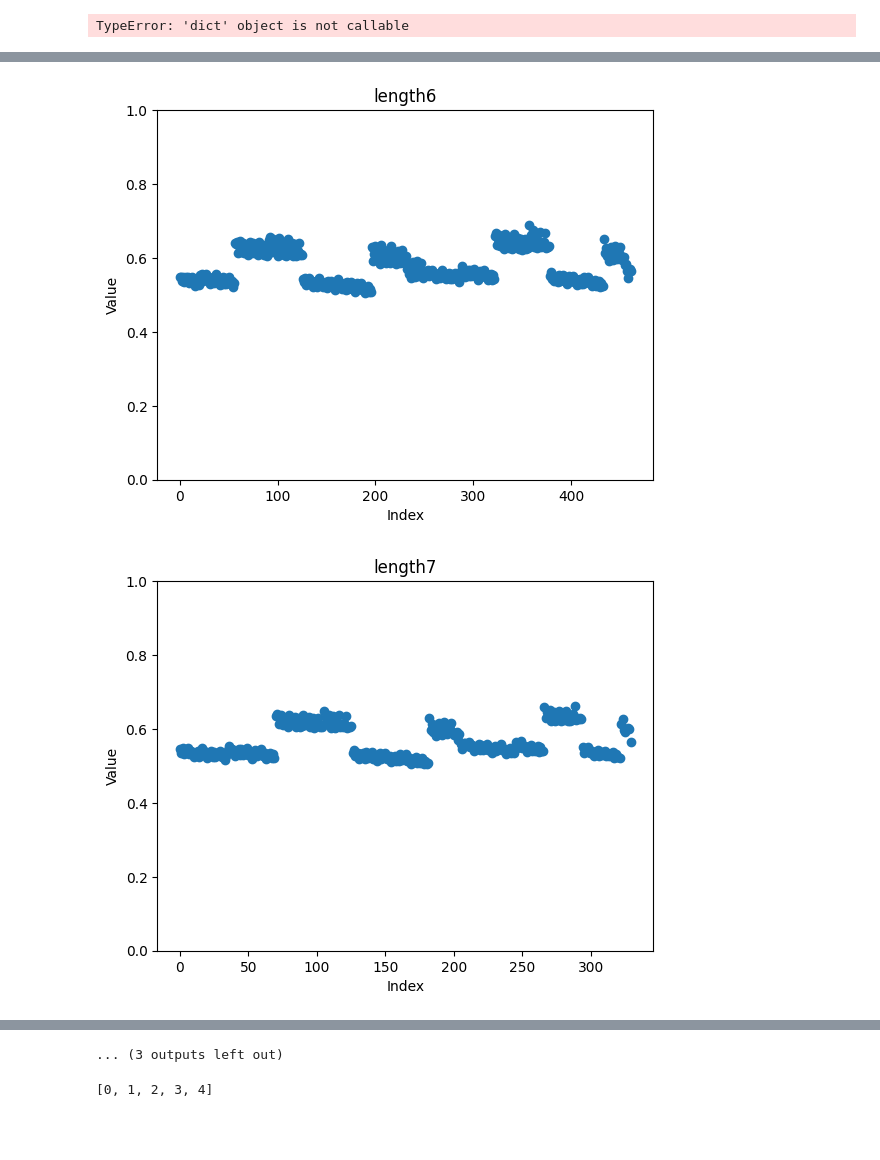
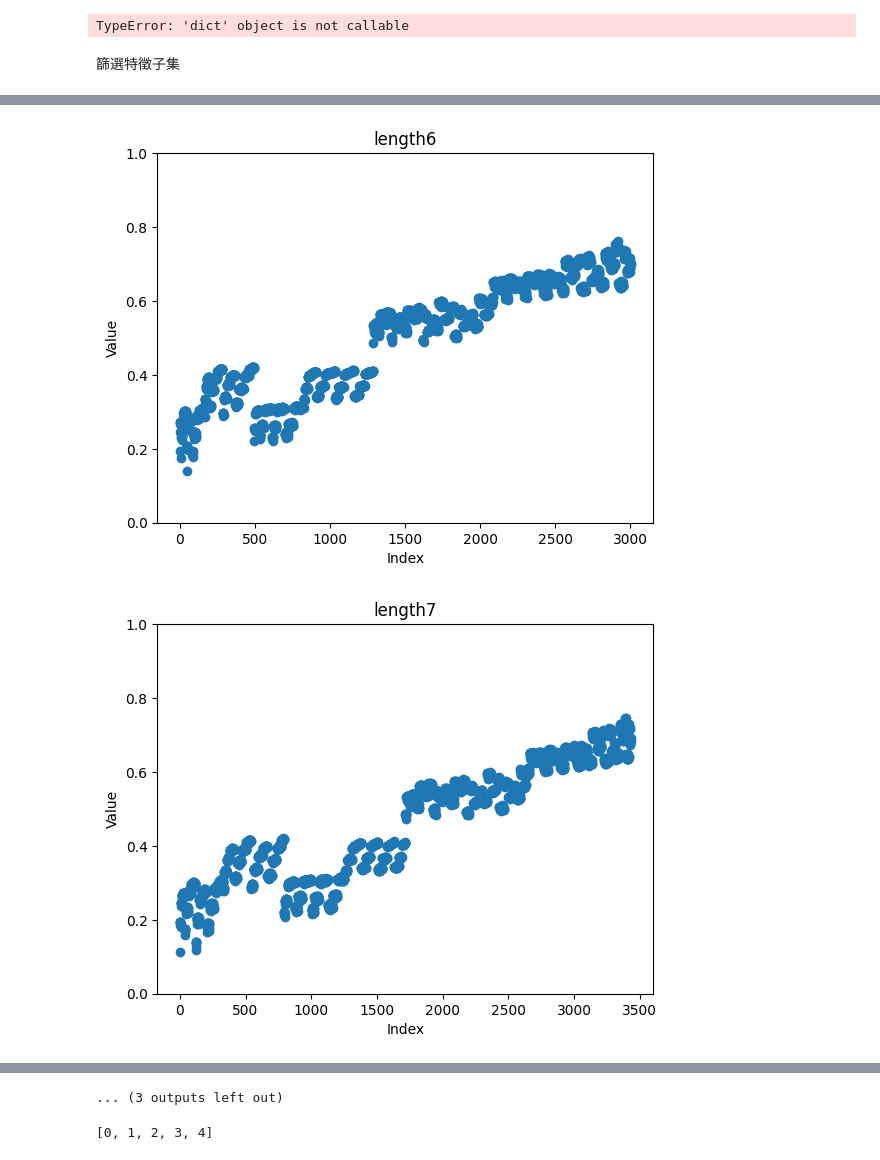
Before and after one commit to Intelligent-Systems-Lab/Shapley_residuals, a Jupyter notebook: select_subset.ipynb, the cells around one changed output, grey strips where cells are left out. Cells and saved outputs as stored; diff of their text form; code cells hidden in the pictures; blank space fills up the shorter version.

```diff
--- a/select_subset.ipynb
+++ b/select_subset.ipynb
@@ -103,6 +103,8 @@ partial_gradient_square = [[],[],[],
                            [167.37891943791678, 29.198008835366647, 40.415409159355704, 4.996066219754301, 8.829291399929364, 23.946218275346975, 15.183983119090573, 2.2845586409579433, 0.3054605200373466, 0.0671004910332762, 0.06929979566920608, 0.00010461815626783277, 1.4424822770397618, 3.3513871462599205],
                            [168.02886899086494, 65.5881652132378, 6.426260688289119, 10.59809381664303, 8.474466667488898, 83.40509423698936, 12.449745811425732, 67.76543203044494, 235.51206858660203, 437.86506025841334, 26.028961973722723, 0.0010640241032202624, 1.8122475535129183, 7.934658244267723],
                            [205.20092664677492, 36.047878801669455, 29.683176751851395, 1.999354533176028, 17.85126009009083, 27.19960733216971, 4.816600610601949, 0.6584128665054827, 1.9083033110109646, 8.35525979004056,0.2086733465832431, 0.0001609069527539475, 36.528259253307056, 6.644863153407666]]
+# %% [markdown]
+篩選特徵子集
 # %%
 import os
 import json
@@ -116,10 +118,10 @@ from itertools import combinations
 threshold = 0.4
 feature_num = 14
 max_considered_subset_length = 6
-index = 3
+index = 8
 file_name = f'./instance_{index}_vi_data/instance_{index}_allsubsets_scaled_norm.json'
 dict = trans_json_to_dictinary(file_name)
-data = create_different_len_subset_list(dict,feature_num=feature_num,non_consider_feature=[0,1,2])
+data = create_different_len_subset_list(dict,feature_num=feature_num,non_consider_feature=[])
 #print(data)
 for i in range(feature_num):
     values = list(data[i].values())
@@ -132,7 +134,7 @@ for i in range(feature_num):
 filtered_ab_data = []
 filtered_data = []
 for i in range(max_considered_subset_length):
-    #filtered_ab_data.append({key: value for key, value in data[i].items() if value <0.4})
+    filtered_ab_data.append({key: value for key, value in data[i].items() if value <0.57})
     filtered_dict = {}
     for key,value in data[i].items():
         key_list = [int(num) for num in re.findall(r'\d+', key)]
@@ -154,7 +156,6 @@ for i in range(max_considered_subset_length):
             if flag:
                 filtered_dict[key] = value
     filtered_data.append(filtered_dict)
-#print(filtered_ab_data[2])
-print(filtered_data[5])
-#跟經理討論
+print(filtered_ab_data[1])
+print(filtered_data[4])
 # %% [output]
@@ -166,2 +167,2 @@ print(filtered_data[5])
-[figure, old version]
+[figure, new version]
-[figure, old version]
+[figure, new version]
```
Also changed, not shown: parts of 1 cell of this notebook, 1 other file.
